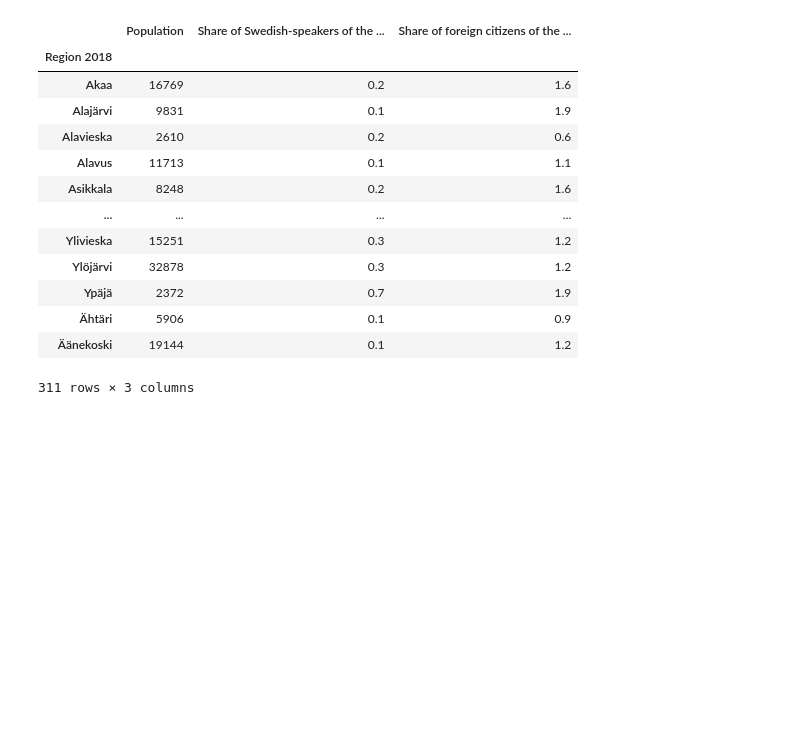
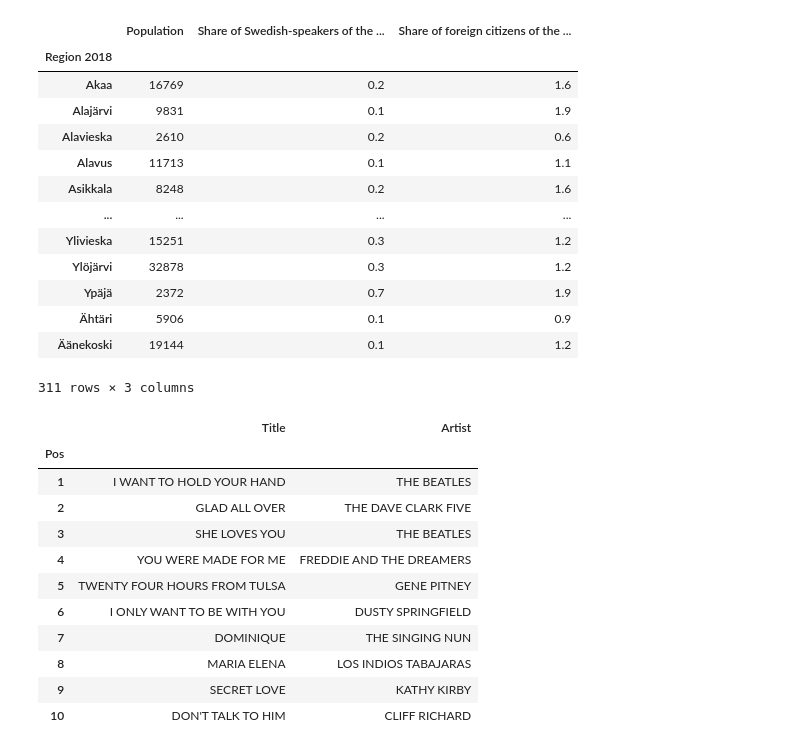
Before and after one commit to annassanchez/HY-2021-DataScience, a Jupyter notebook: week04/Week04.ipynb, the cells around one changed output. Cells and saved outputs as stored; diff of their text form; code cells hidden in the pictures; blank space fills up the shorter version.

```diff
--- a/week04/Week04.ipynb
+++ b/week04/Week04.ipynb
@@ -367,3 +367,24 @@ def subsetting_with_loc():
     df = pd.read_csv("municipal.tsv", index_col=0, sep="\t")
     df = df.loc["Akaa":"Äänekoski", ["Population", "Share of Swedish-speakers of the population, %", "Share of foreign citizens of the population, %"]]
     return df
+# %%
+## exercise 08: subsetting by positions
+def subsetting_by_positions():
+    df = pd.read_csv("UK-top40-1964-1-2.tsv", index_col=0, sep="\t")
+    df = df.iloc[:10, [1,2]]
+    return df
+# %%
+subsetting_by_positions()
+# %% [output]
+|  | Title | Artist |
+| Pos |  |  |
+| 1 | I WANT TO HOLD YOUR HAND | THE BEATLES |
+| 2 | GLAD ALL OVER | THE DAVE CLARK FIVE |
+| 3 | SHE LOVES YOU | THE BEATLES |
+| 4 | YOU WERE MADE FOR ME | FREDDIE AND THE DREAMERS |
+| 5 | TWENTY FOUR HOURS FROM TULSA | GENE PITNEY |
+| 6 | I ONLY WANT TO BE WITH YOU | DUSTY SPRINGFIELD |
+| 7 | DOMINIQUE | THE SINGING NUN |
+| 8 | MARIA ELENA | LOS INDIOS TABAJARAS |
+| 9 | SECRET LOVE | KATHY KIRBY |
+| 10 | DON'T TALK TO HIM | CLIFF RICHARD |
```
Also changed, not shown: parts of 1 cell of this notebook.
